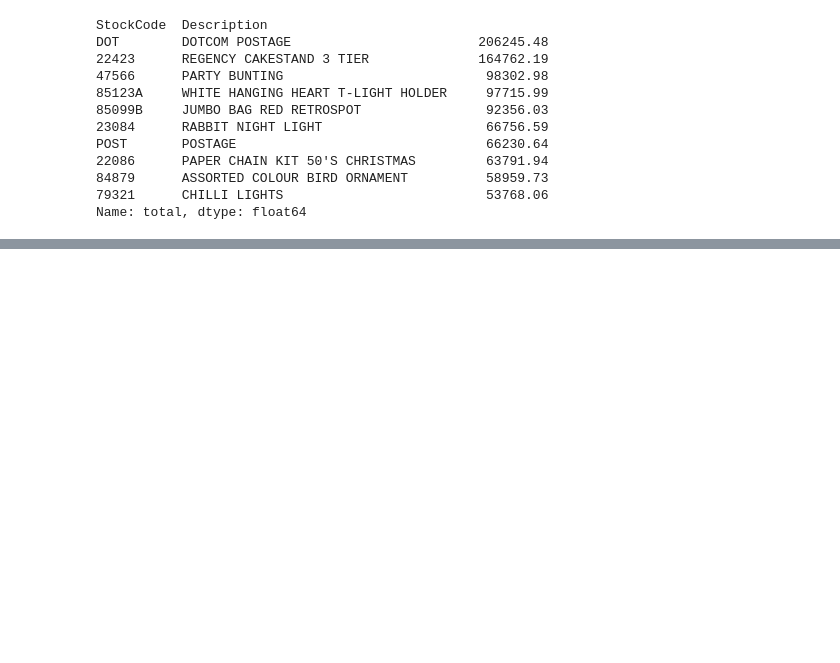
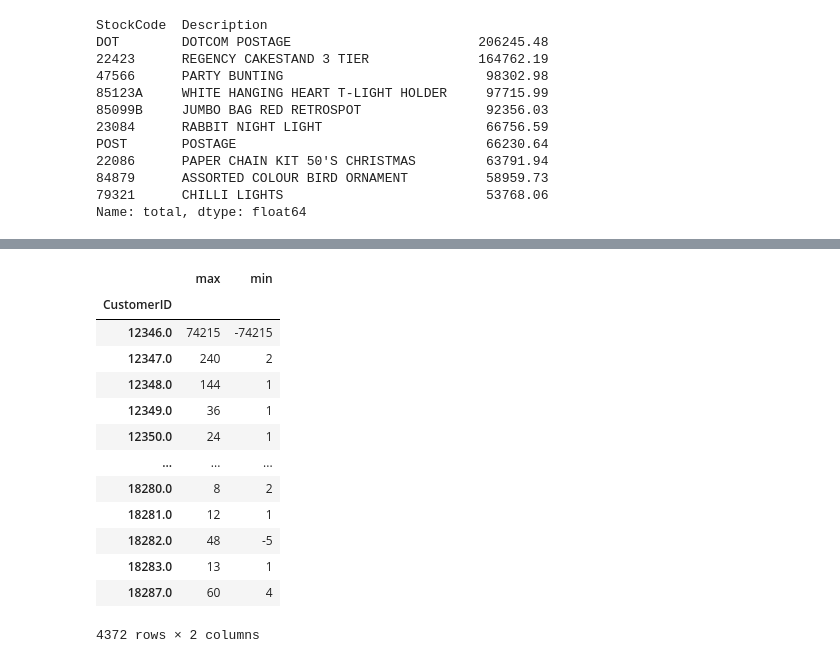
Before and after one commit to Trang27cl/testgit, a Jupyter notebook: OnlineRetail.ipynb, the cells around one changed output, grey strips where cells are left out. Saved outputs shown, nothing was run; the diff lists cells and outputs as text; code cells hidden in the pictures; blank space fills up the shorter version.

```diff
--- a/OnlineRetail.ipynb
+++ b/OnlineRetail.ipynb
@@ -108,0 +135,18 @@ Name: total, dtype: float64
+# %%
+#Xây dựng bảng Pivot table, với mỗi Khách hàng cho biết số lượng mua hàng lớn nhất và nhỏ nhất theo Kho.
+data.pivot_table(values='Quantity',index='CustomerID',aggfunc={min,max})
+# %% [output]
+|  | max | min |
+| CustomerID |  |  |
+| 12346.0 | 74215 | -74215 |
+| 12347.0 | 240 | 2 |
+| 12348.0 | 144 | 1 |
+| 12349.0 | 36 | 1 |
+| 12350.0 | 24 | 1 |
+| ... | ... | ... |
+| 18280.0 | 8 | 2 |
+| 18281.0 | 12 | 1 |
+| 18282.0 | 48 | -5 |
+| 18283.0 | 13 | 1 |
+| 18287.0 | 60 | 4 |
+4372 rows × 2 columns
```
Also changed, not shown: parts of 7 cells of this notebook.
